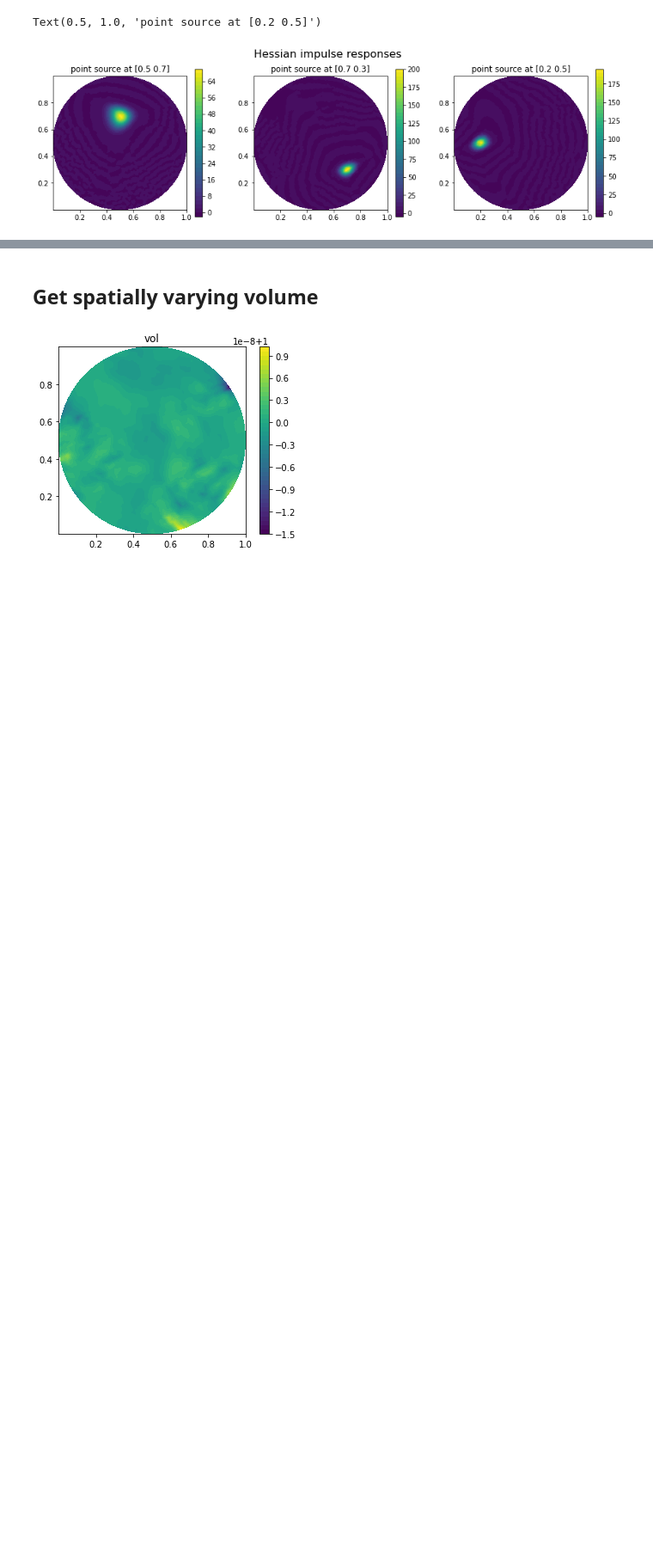
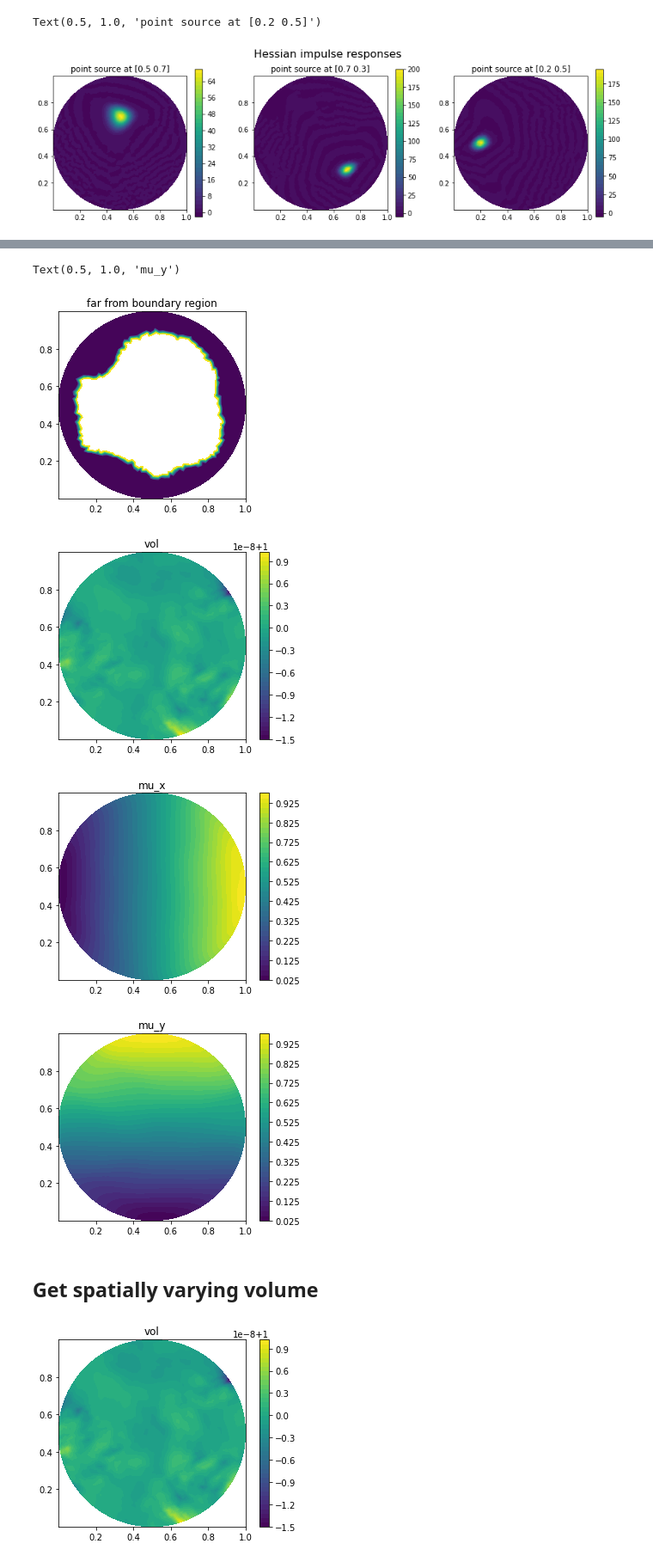
Before and after one commit to NickAlger/localpsf, a Jupyter notebook: code/heat_inverse_problem.ipynb, the cells around one changed output, grey strips where cells are left out. Shown at 86% size. Drawn from its saved outputs; the diff is of its cells as text; code cells hidden in the pictures; blank space fills up the shorter version.

```diff
--- a/code/heat_inverse_problem.ipynb
+++ b/code/heat_inverse_problem.ipynb
@@ -308,3 +378,11 @@ Text(0.5, 1.0, 'point source at [0.2 0.5]')
+# %%
+lpsf.plot_far_from_boundary_region()
+# %% [output]
+Text(0.5, 1.0, 'mu_y')
+[figure, added]
+[figure, added]
+[figure, added]
+[figure, added]
 # %% [markdown]
 ## Get spatially varying volume
 # %%
```
Also changed, not shown: parts of 4 cells of this notebook, 1 other file.
